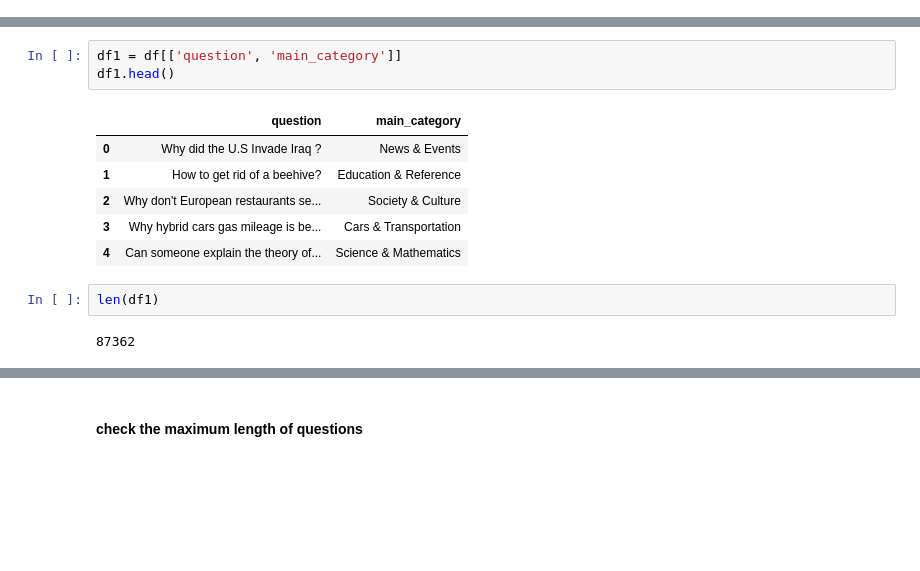
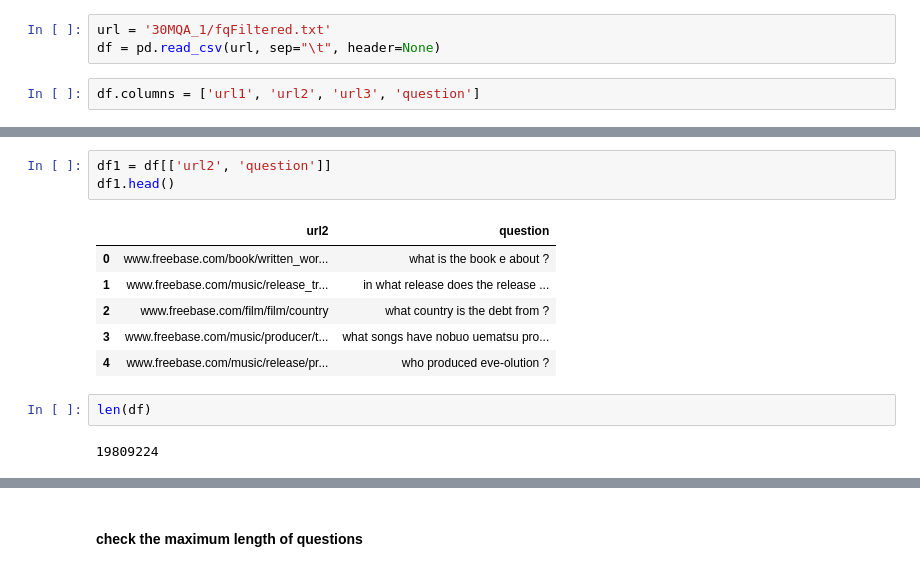
Before and after one commit to DrameMariama/Final_project, a Jupyter notebook: Flair_experimentation.ipynb, the cells around one changed output, grey strips where cells are left out. Drawn from its saved outputs; the diff is of its cells as text; blank space fills up the shorter version.

```diff
--- a/Flair_experimentation.ipynb
+++ b/Flair_experimentation.ipynb
@@ -8,0 +9,5 @@ df = pd.read_json(url)
+# %%
+url = '30MQA_1/fqFiltered.txt'
+df = pd.read_csv(url, sep="\t", header=None)
+# %%
+df.columns = ['url1', 'url2', 'url3', 'question']
@@ -9,14 +23,14 @@ df = pd.read_json(url)
 # %%
-df1 = df[['question', 'main_category']]
+df1 = df[['url2', 'question']]
 df1.head()
 # %% [output]
-|  | question | main_category |
-| 0 | Why did the U.S Invade Iraq ? | News & Events |
-| 1 | How to get rid of a beehive? | Education & Reference |
-| 2 | Why don't European restaurants se... | Society & Culture |
-| 3 | Why hybrid cars gas mileage is be... | Cars & Transportation |
-| 4 | Can someone explain the theory of... | Science & Mathematics |
+|  | url2 | question |
+| 0 | www.freebase.com/book/written_wor... | what is the book e about ? |
+| 1 | www.freebase.com/music/release_tr... | in what release does the release ... |
+| 2 | www.freebase.com/film/film/country | what country is the debt from ? |
+| 3 | www.freebase.com/music/producer/t... | what songs have nobuo uematsu pro... |
+| 4 | www.freebase.com/music/release/pr... | who produced eve-olution ? |
 # %%
-len(df1)
+len(df)
 # %% [output]
-87362
+19809224
```
Also changed, not shown: parts of 17 cells of this notebook, 1 other file.
